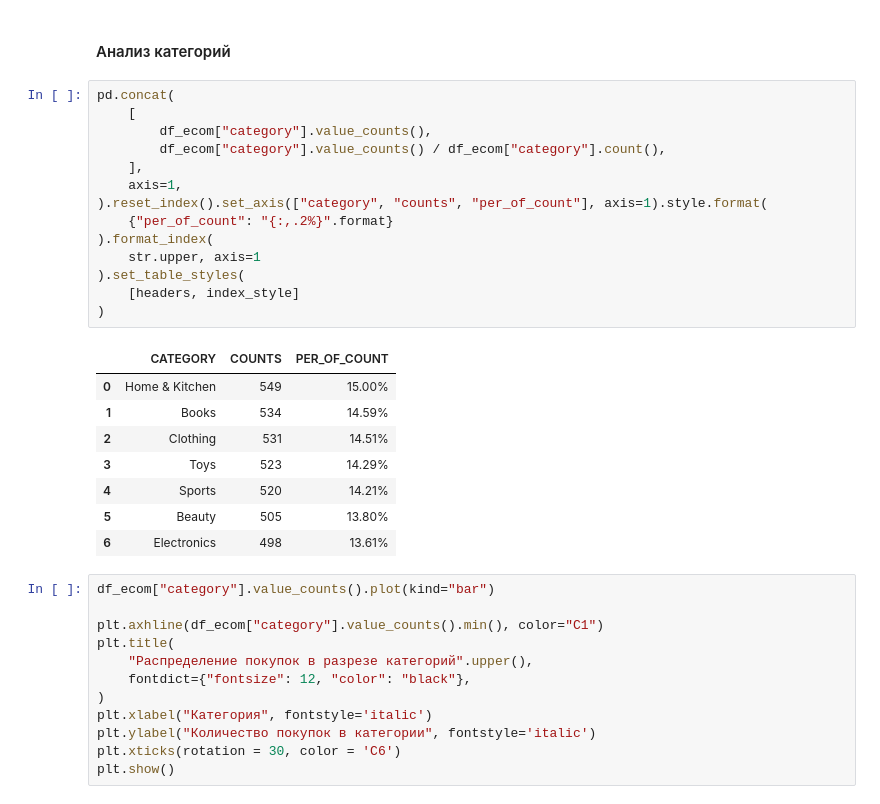
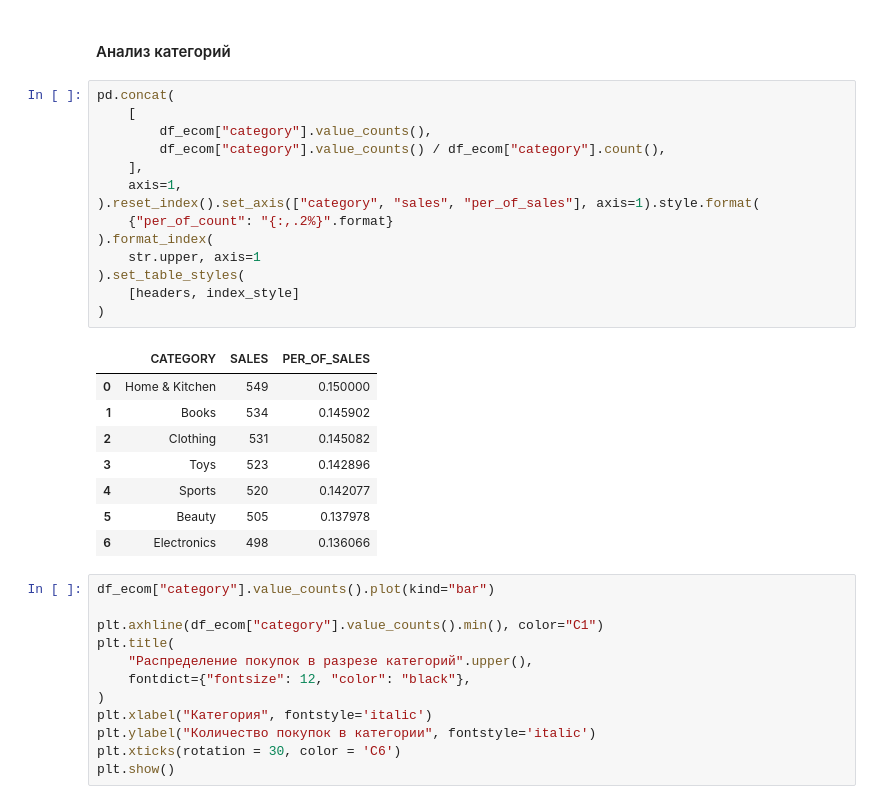
Before and after one commit to SirAlexFer/data_analysis, a Jupyter notebook: 01. Ecommerce/notebooks/02. eda.ipynb, the cells around one changed output. Cells and saved outputs as stored; diff of their text form.

```diff
--- a/01. Ecommerce/notebooks/02. eda.ipynb
+++ b/01. Ecommerce/notebooks/02. eda.ipynb
@@ -127,26 +129,26 @@ df_ecom.describe(include="all")[["category", "payment_method"]].dropna()
 # %%
 pd.concat(
     [
         df_ecom["category"].value_counts(),
         df_ecom["category"].value_counts() / df_ecom["category"].count(),
     ],
     axis=1,
-).reset_index().set_axis(["category", "counts", "per_of_count"], axis=1).style.format(
+).reset_index().set_axis(["category", "sales", "per_of_sales"], axis=1).style.format(
     {"per_of_count": "{:,.2%}".format}
 ).format_index(
     str.upper, axis=1
 ).set_table_styles(
     [headers, index_style]
 )
 # %% [output]
-|  | CATEGORY | COUNTS | PER_OF_COUNT |
-| 0 | Home & Kitchen | 549 | 15.00% |
-| 1 | Books | 534 | 14.59% |
-| 2 | Clothing | 531 | 14.51% |
-| 3 | Toys | 523 | 14.29% |
-| 4 | Sports | 520 | 14.21% |
-| 5 | Beauty | 505 | 13.80% |
-| 6 | Electronics | 498 | 13.61% |
+|  | CATEGORY | SALES | PER_OF_SALES |
+| 0 | Home & Kitchen | 549 | 0.150000 |
+| 1 | Books | 534 | 0.145902 |
+| 2 | Clothing | 531 | 0.145082 |
+| 3 | Toys | 523 | 0.142896 |
+| 4 | Sports | 520 | 0.142077 |
+| 5 | Beauty | 505 | 0.137978 |
+| 6 | Electronics | 498 | 0.136066 |
 # %%
 df_ecom["category"].value_counts().plot(kind="bar")
 
```
Also changed, not shown: parts of 13 cells of this notebook, 2 other files.
